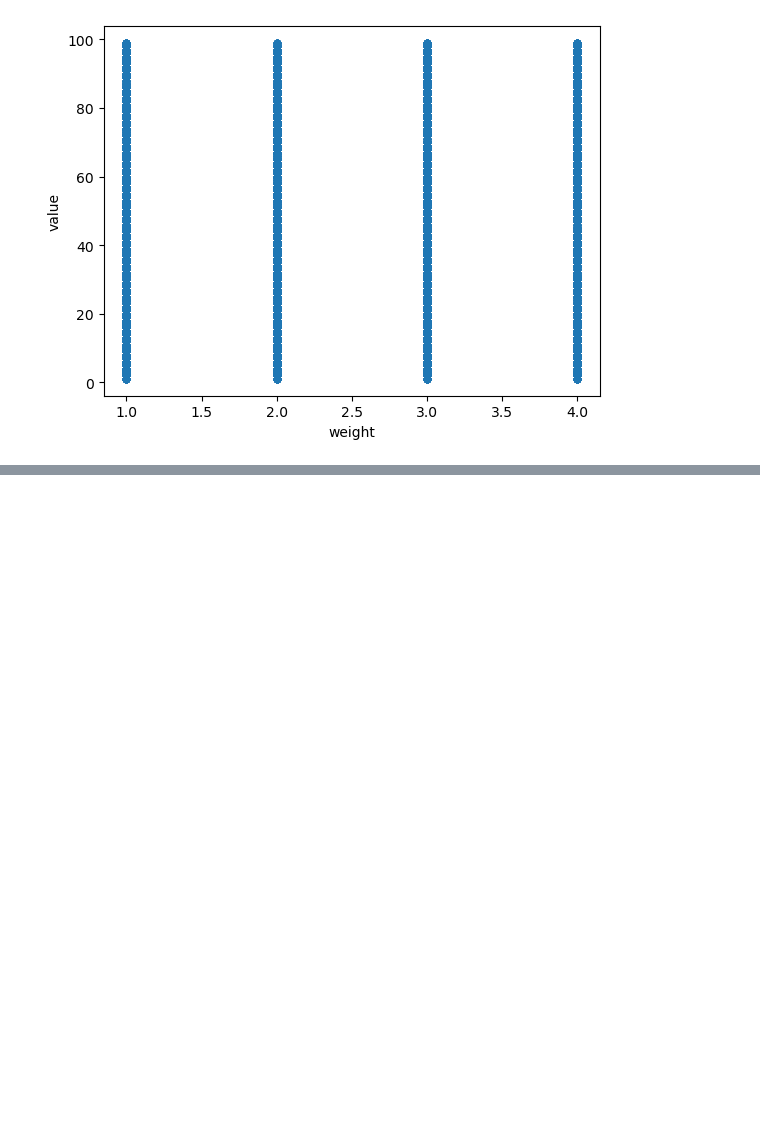
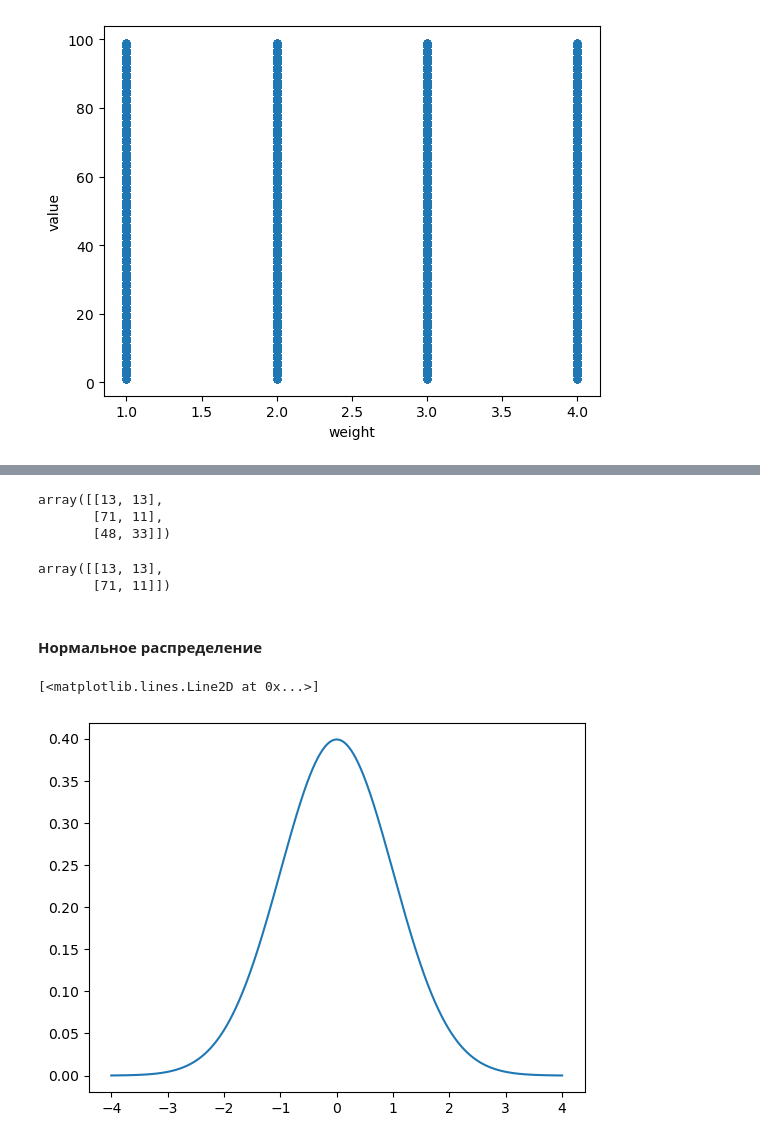
Before and after one commit to anvbelikov-prime/python_learning, a Jupyter notebook: Stats/stats_brief_code.ipynb, the cells around one changed output, grey strips where cells are left out. Cells and saved outputs as stored; diff of their text form; code cells hidden in the pictures; blank space fills up the shorter version.

```diff
--- a/Stats/stats_brief_code.ipynb
+++ b/Stats/stats_brief_code.ipynb
@@ -374,0 +467,16 @@ sns.kdeplot(x=df['weight'], y=df['value'])
+# %%
+data[idx]
+# %% [output]
+array([[13, 13],
+       [71, 11],
+       [48, 33]])
+# %%
+data[
+    [[4126, 7412],
+    [2436, 5777]]
+]
+# %% [output]
+array([[13, 13],
+       [71, 11]])
+# %% [markdown]
+#### Нормальное распределение
@@ -374,0 +485,7 @@ sns.kdeplot(x=df['weight'], y=df['value'])
+# %%
+x = np.linspace(-4, 4, 1000)
+# %%
+plt.plot(x, stats.norm.pdf(x, loc=0, scale=1))
+# %% [output]
+[<matplotlib.lines.Line2D at 0x...>]
+[figure, added]
```
Also changed, not shown: parts of 78 cells of this notebook.
